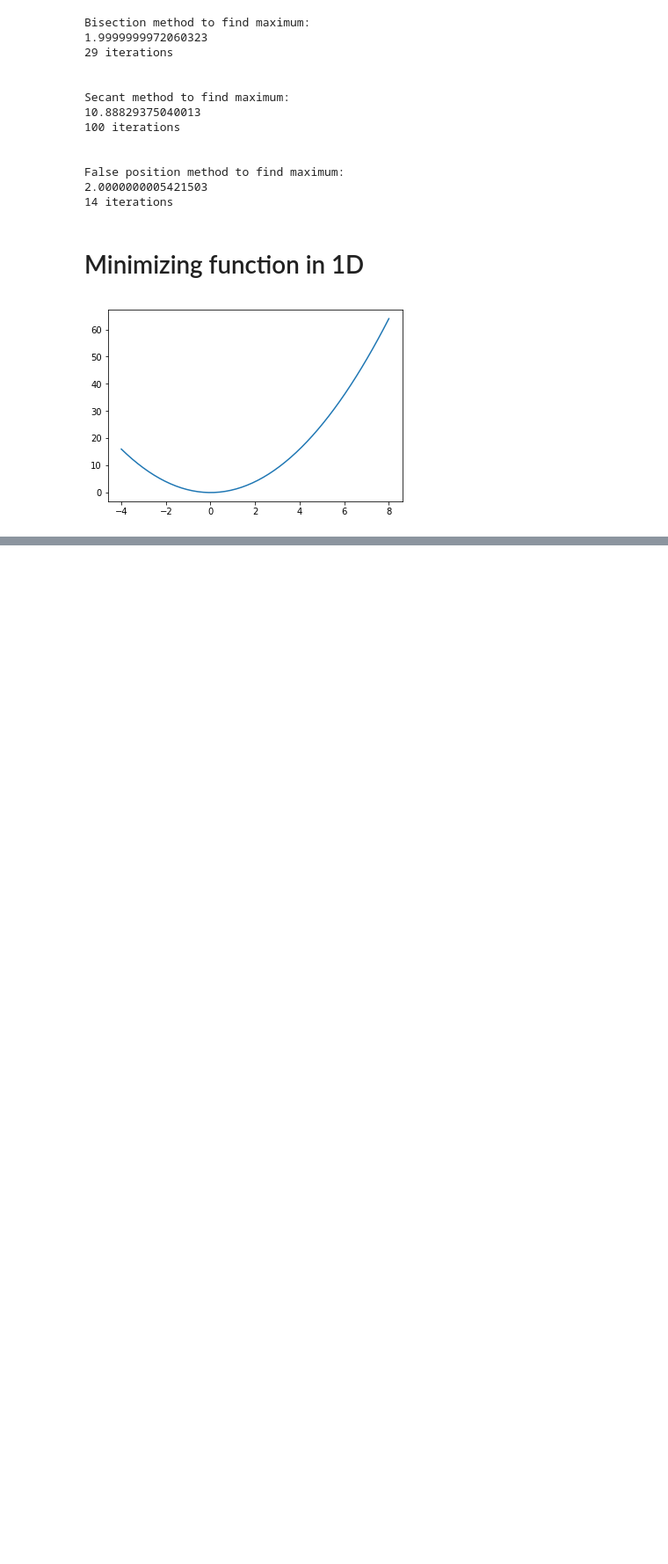
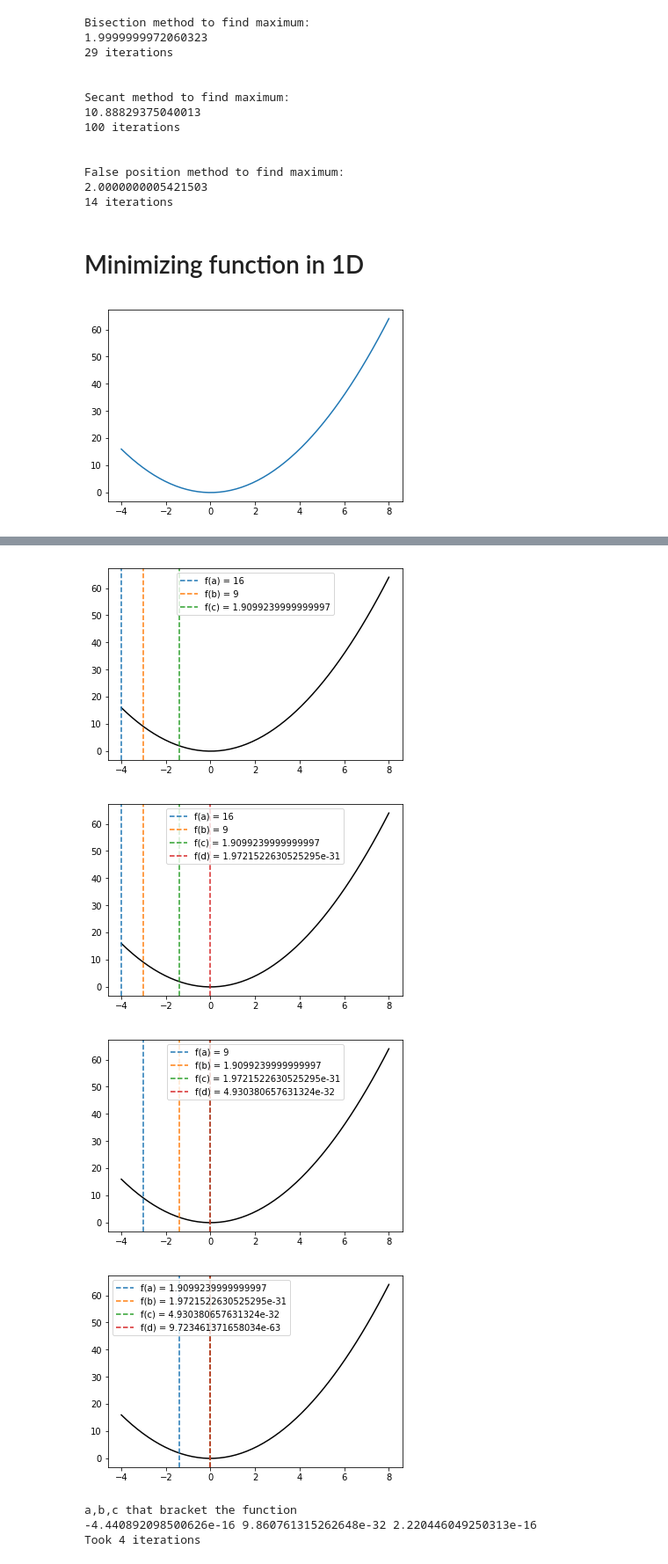
Before and after one commit to ErikOsinga/numerical_recipies, a Jupyter notebook: tutorial6/tutorial6.ipynb, the cells around one changed output, grey strips where cells are left out. Shown at 88% size. Cells and saved outputs as stored; diff of their text form; code cells hidden in the pictures; blank space fills up the shorter version.

```diff
--- a/tutorial6/tutorial6.ipynb
+++ b/tutorial6/tutorial6.ipynb
@@ -280,0 +279,16 @@ def easy_bracketing(func, a, b, MAXITER=100):
+# %%
+
+
+a, b = -4, -3
+a, b, c, it = parabola_bracketing(func2a, a, b,plot_steps=True)
+print ("a,b,c that bracket the function ")
+print (a,b,c)
+print (f"Took {it} iterations")
+# %% [output]
+[figure, added]
+[figure, added]
+[figure, added]
+[figure, added]
+a,b,c that bracket the function
+-4.440892098500626e-16 9.860761315262648e-32 2.220446049250313e-16
+Took 4 iterations
```
Also changed, not shown: parts of 10 cells of this notebook, 1 other file.
